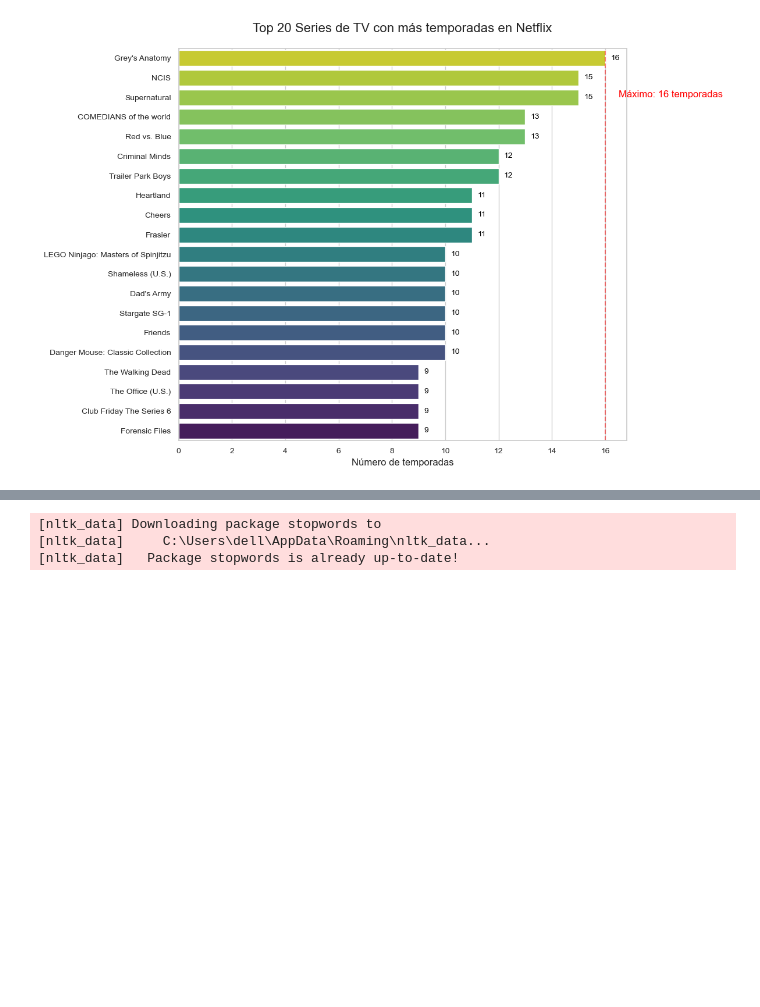
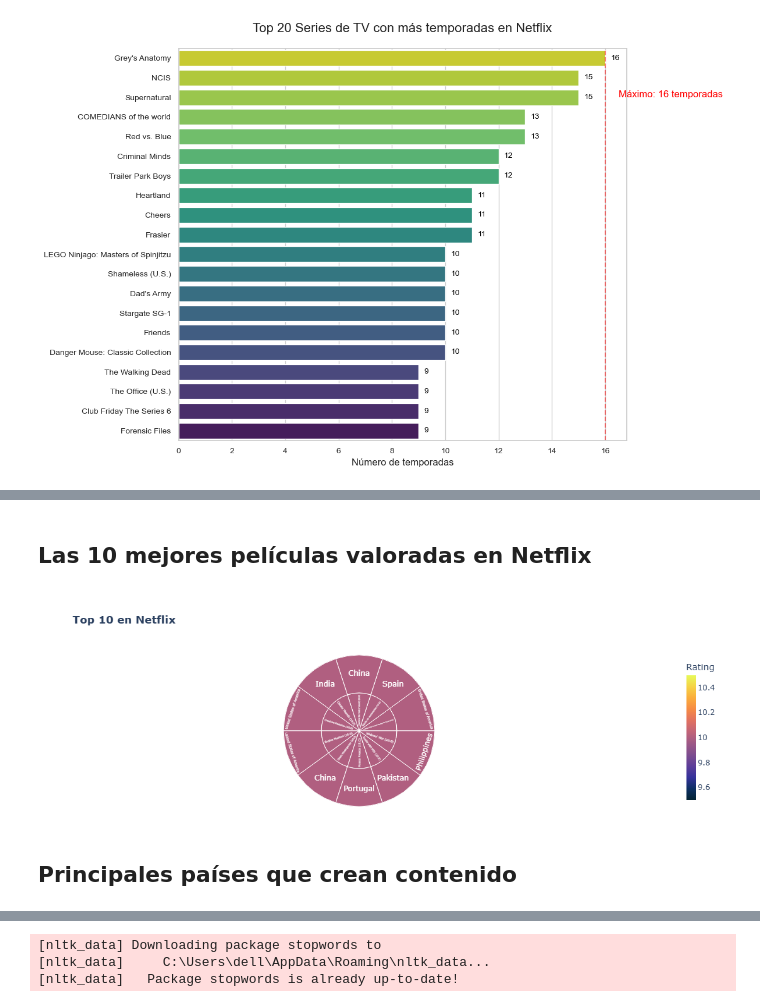
Before and after one commit to des-arrosho/Practica09_220547, a Jupyter notebook: Practica09.ipynb, the cells around one changed output, grey strips where cells are left out. Saved outputs shown, nothing was run; the diff lists cells and outputs as text; code cells hidden in the pictures; blank space fills up the shorter version.

```diff
--- a/Practica09.ipynb
+++ b/Practica09.ipynb
@@ -433,0 +681,51 @@ plt.show()
+# %% [markdown]
+## Las 10 mejores películas valoradas en Netflix
+# %%
+import pandas as pd
+import plotly.express as px
+
+# 1. Verificar si hay conflicto con el nombre 'dict'
+if 'dict' in globals() and not callable(dict):
+    print("¡Advertencia: La variable 'dict' está sobrescrita!")
+    del dict  # Eliminamos la variable conflictiva
+
+# 2. Cargar y preparar datos (Netflix_actual)
+netflix_clean = Netflix_actual.dropna(subset=['title', 'rating', 'country']).copy()
+netflix_clean = netflix_clean.drop_duplicates(subset=['title', 'release_year'])
+
+# 3. Convertir rating a numérico (manejo de errores)
+try:
+    netflix_clean['rating'] = pd.to_numeric(netflix_clean['rating'])
+except ValueError:
+    # Si el rating es categórico (ej: "TV-MA"), asignamos valores dummy
+    netflix_clean['rating'] = 1
+
+# 4. Top 10 mejor calificados
+top_10 = netflix_clean.sort_values('rating', ascending=False).head(10)
+top_10['label'] = top_10['title'] + ' (' + top_10['rating'].round(1).astype(str) + ')'
+
+# 5. Crear gráfico (con sintaxis alternativa para evitar conflictos)
+fig = px.sunburst(
+    top_10,
+    path=['label', 'country'],
+    values='rating',
+    color='rating',
+    color_continuous_scale='thermal'
+)
+
+# 6. Actualizar diseño (usando {} en lugar de dict())
+fig.update_layout({
+    'margin': {'t': 100, 'l': 20, 'r': 20, 'b': 20},
+    'title_x': 0.5,
+    'title': '<b>Top 10 en Netflix</b>',
+    'coloraxis_colorbar': {
+        'title': 'Rating',
+        'thickness': 15
+    }
+})
+
+fig.show()
+# %% [output]
+[figure, added]
+# %% [markdown]
+## Principales países que crean contenido
```
Also changed, not shown: parts of 48 cells of this notebook.
